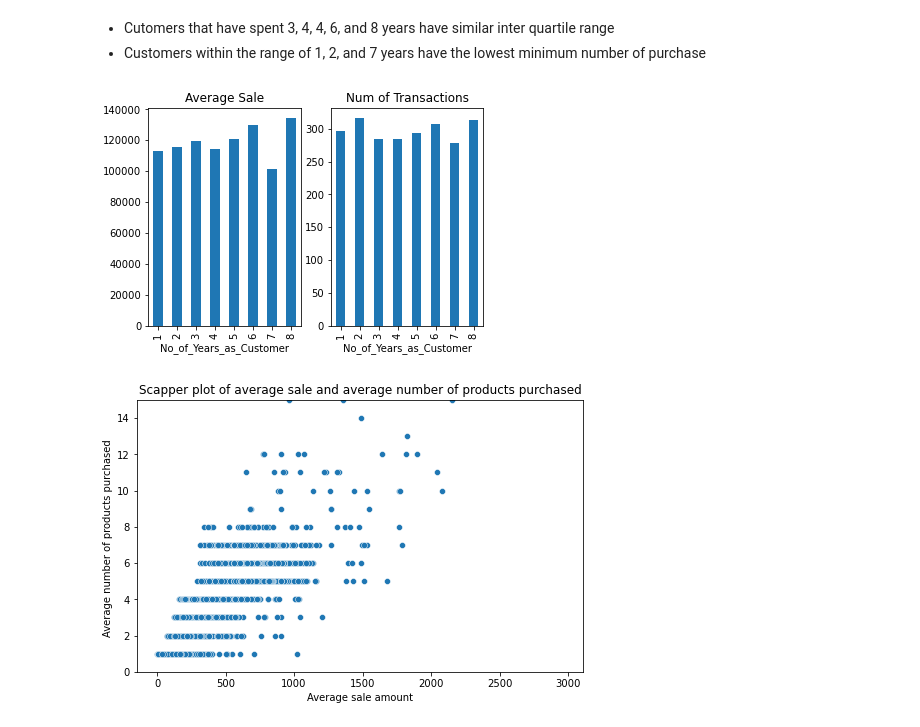
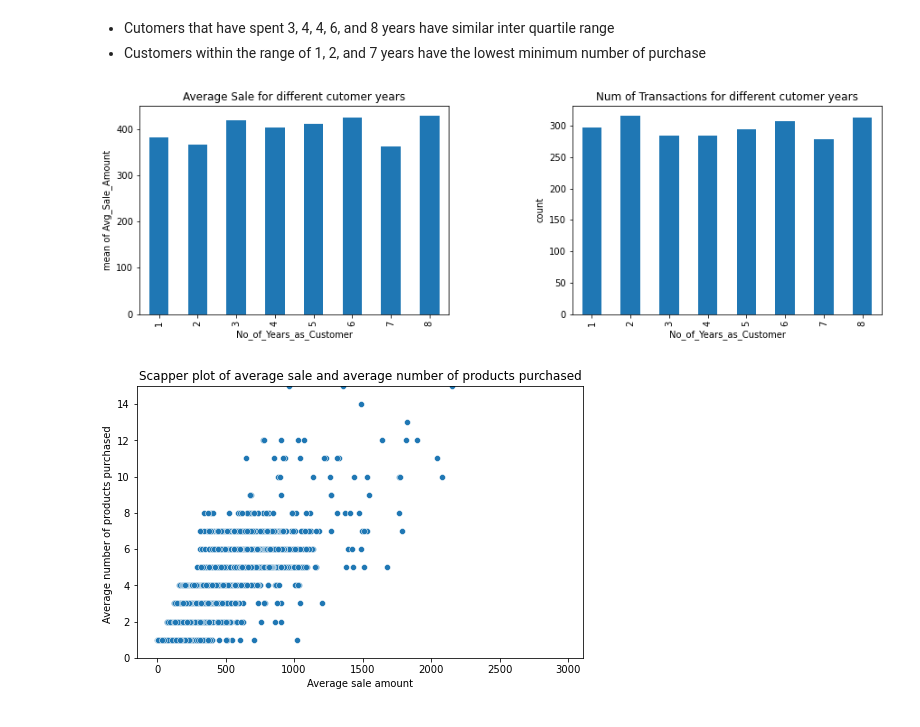
Before and after one commit to AdeVic/p1_customers, a Jupyter notebook: p1_customers.ipynb, the cells around one changed output. Drawn from its saved outputs; the diff is of its cells as text; code cells hidden in the pictures.

```diff
--- a/p1_customers.ipynb
+++ b/p1_customers.ipynb
@@ -381,16 +484,24 @@ plt.title('Distribution of average sale in different customer years categories')
 * Customers within the range of 1, 2, and 7 years have the lowest minimum number of purchase
 # %%
 plt.subplot(1, 2, 1)
-cust_df.groupby('No_of_Years_as_Customer').sum()['Avg_Sale_Amount'].plot(kind='bar')
+cust_df.groupby('No_of_Years_as_Customer').mean()['Avg_Sale_Amount'].plot(kind='bar')
 plt.xticks(rotation = 90)
-plt.title('Average Sale');
+plt.ylabel('mean of Avg_Sale_Amount')
+plt.title('Average Sale for different cutomer years')
 
 plt.subplot(1, 2, 2)
 cust_df.groupby('No_of_Years_as_Customer').count()['Avg_Sale_Amount'].plot(kind='bar')
 plt.xticks(rotation = 90)
-plt.title('Num of Transactions');
+plt.ylabel('count')
+plt.title('Num of Transactions for different cutomer years')
+plt.subplots_adjust(left=0.1,
+                    bottom=0.1,
+                    right=2,
+                    top=0.9,
+                    wspace=0.4,
+                    hspace=0.4);
 # %% [output]
-[figure, old version]
+[figure, new version]
 # %%
 plt.figure(figsize=(8,5))
 sns.scatterplot(data=cust_df, x='Avg_Sale_Amount', y='Avg_Num_Products_Purchased')
```
Also changed, not shown: parts of 26 cells of this notebook, 1 other file.
